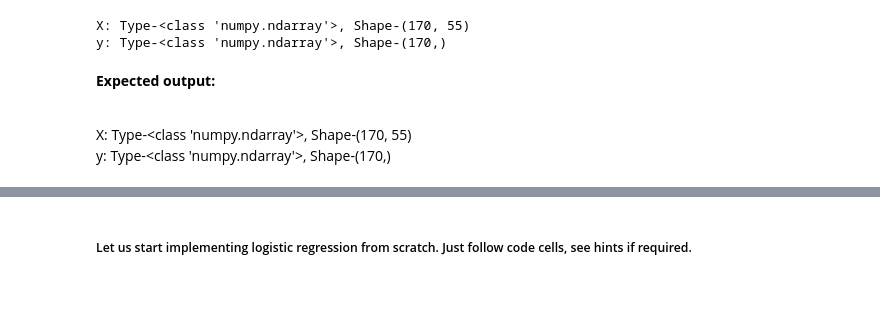
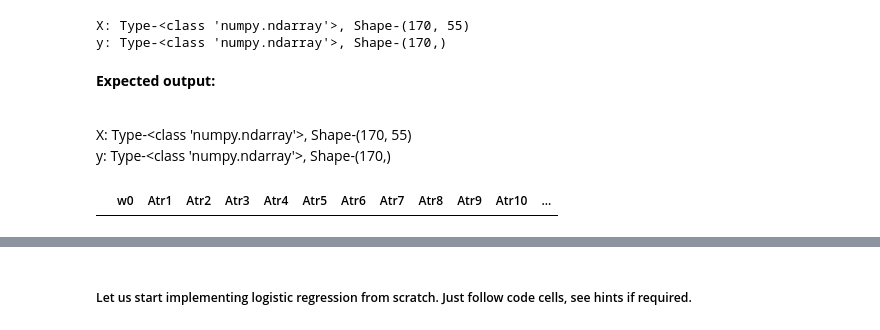
Before and after one commit to pantchayan/Machine-Learning-Labs, a Jupyter notebook: Lab 3/task1_LogisticRegression.ipynb, the cells around one changed output, grey strips where cells are left out. Cells and saved outputs as stored; diff of their text form; code cells hidden in the pictures; blank space fills up the shorter version.

```diff
--- a/Lab 3/task1_LogisticRegression.ipynb
+++ b/Lab 3/task1_LogisticRegression.ipynb
@@ -126,6 +122,6 @@ X: Type-<class 'numpy.ndarray'>, Shape-(170, 55)<br>
 y: Type-<class 'numpy.ndarray'>, Shape-(170,)
 # %%
 # Check and fill any missing values if any
-for v in data.isnull().sum():
-    if v != 0:
-        print('Null present')
+data[data.isnull().any(axis=1)]
+# %% [output]
+|  | w0 | Atr1 | Atr2 | Atr3 | Atr4 | Atr5 | Atr6 | Atr7 | Atr8 | Atr9 | Atr10 | ... |
```
Also changed, not shown: parts of 18 cells of this notebook.
